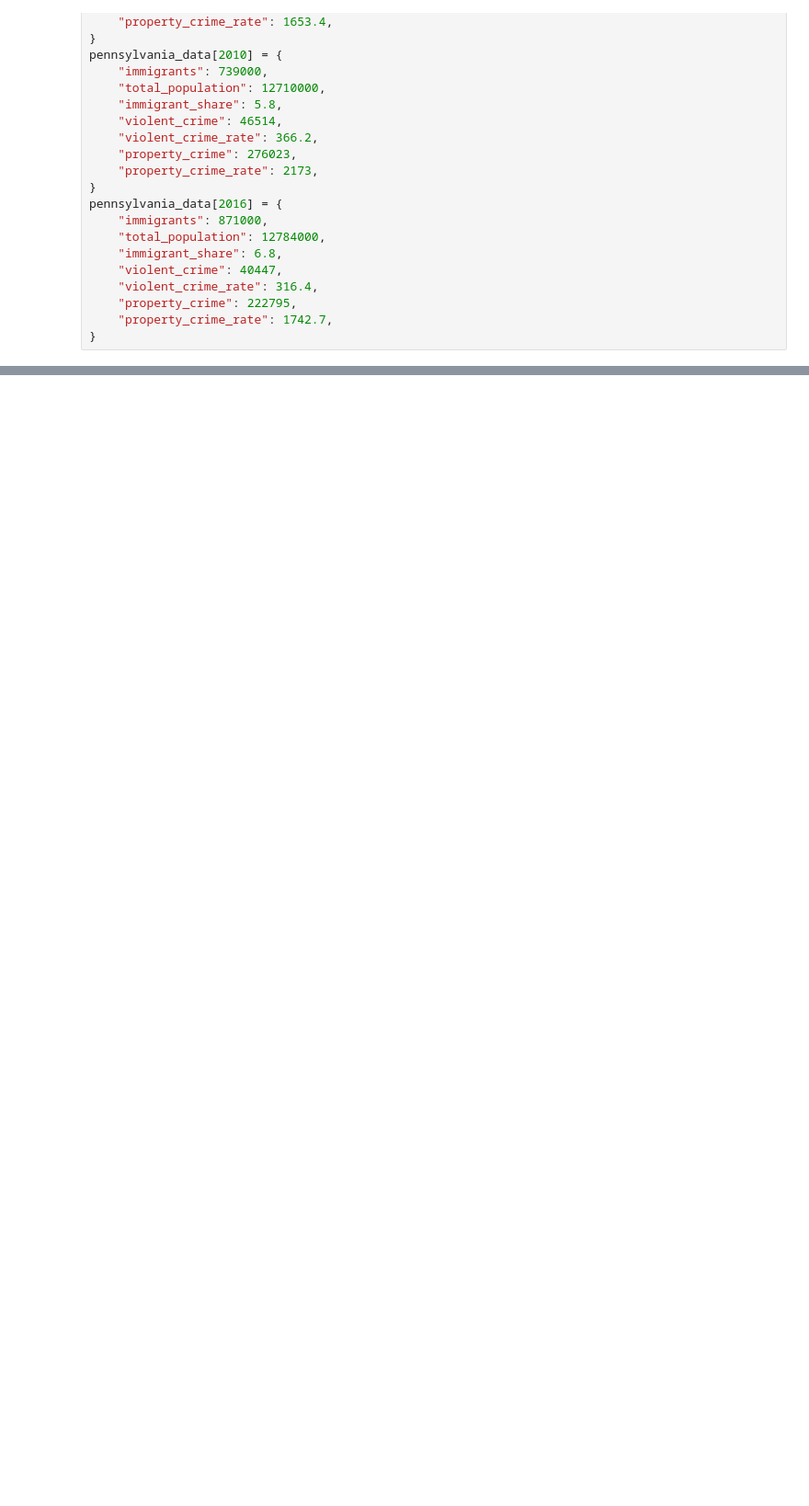
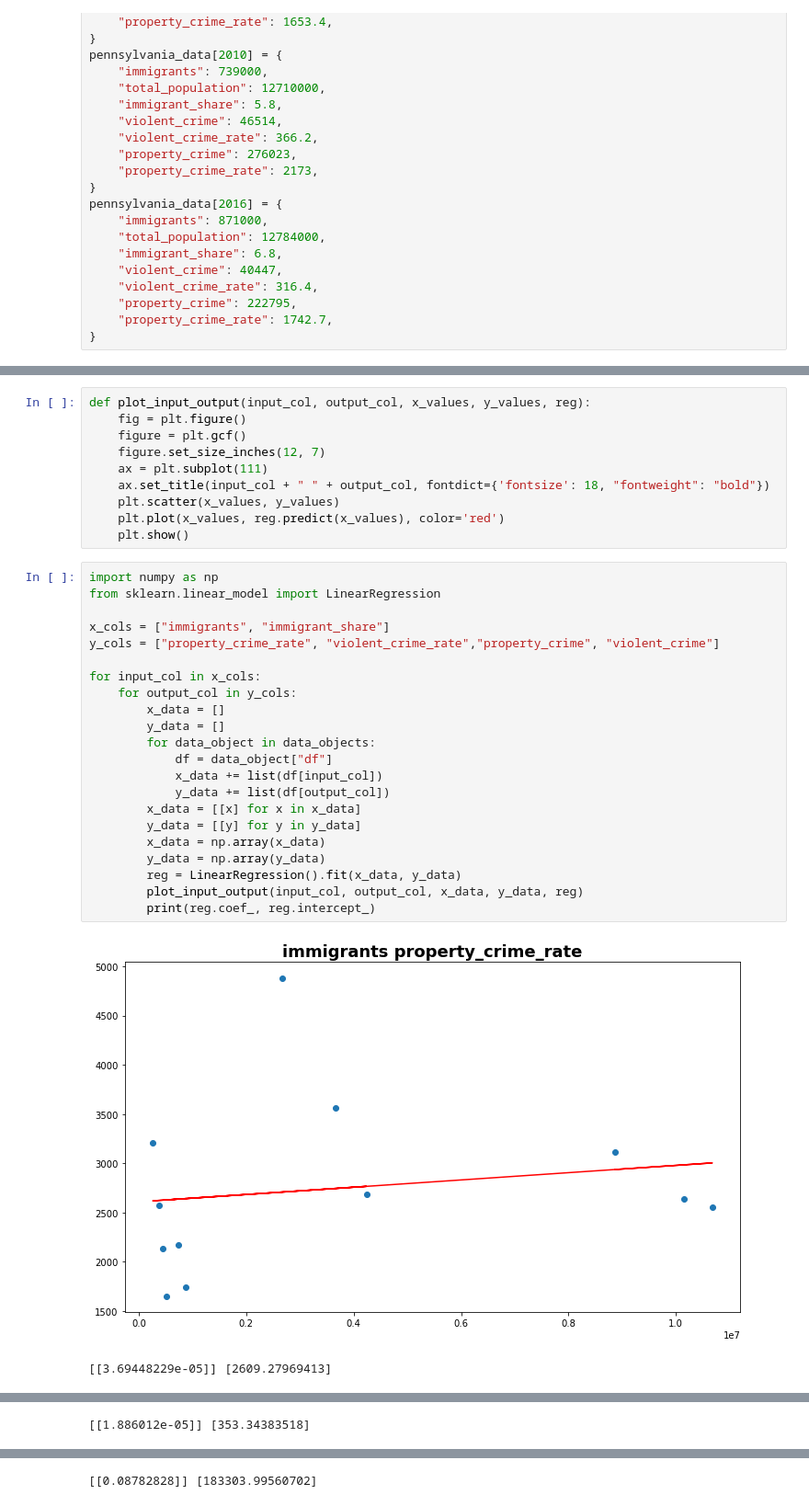
Before and after one commit to jhyang12345/immigration-crime-rate, a Jupyter notebook: immigration-notebook.ipynb, the cells around one changed output, grey strips where cells are left out. Shown: that part at 92% size. Cells and saved outputs as stored; diff of their text form; blank space fills up the shorter version.

Commit message:
Added linear regression to graphs

```diff
--- a/immigration-notebook.ipynb
+++ b/immigration-notebook.ipynb
@@ -298,0 +299,35 @@ for col in ca_df.columns:
+# %%
+def plot_input_output(input_col, output_col, x_values, y_values, reg):
+    fig = plt.figure()
+    figure = plt.gcf()
+    figure.set_size_inches(12, 7)
+    ax = plt.subplot(111)
+    ax.set_title(input_col + " " + output_col, fontdict={'fontsize': 18, "fontweight": "bold"})
+    plt.scatter(x_values, y_values)
+    plt.plot(x_values, reg.predict(x_values), color='red')
+    plt.show()
+# %%
+import numpy as np
+from sklearn.linear_model import LinearRegression
+
+x_cols = ["immigrants", "immigrant_share"]
+y_cols = ["property_crime_rate", "violent_crime_rate","property_crime", "violent_crime"]
+
+for input_col in x_cols:
+    for output_col in y_cols:
+        x_data = []
+        y_data = []
+        for data_object in data_objects:
+            df = data_object["df"]
+            x_data += list(df[input_col])
+            y_data += list(df[output_col])
+        x_data = [[x] for x in x_data]
+        y_data = [[y] for y in y_data]
+        x_data = np.array(x_data)
+        y_data = np.array(y_data)
+        reg = LinearRegression().fit(x_data, y_data)
+        plot_input_output(input_col, output_col, x_data, y_data, reg)
+        print(reg.coef_, reg.intercept_)
+# %% [output]
+[figure, added]
+[[3.69448229e-05]] [2609.27969413]
@@ -298,0 +335 @@ for col in ca_df.columns:
+[[1.886012e-05]] [353.34383518]
@@ -298,0 +337 @@ for col in ca_df.columns:
+[[0.08782828]] [183303.99560702]
```
Also changed, not shown: parts of 6 cells of this notebook.
